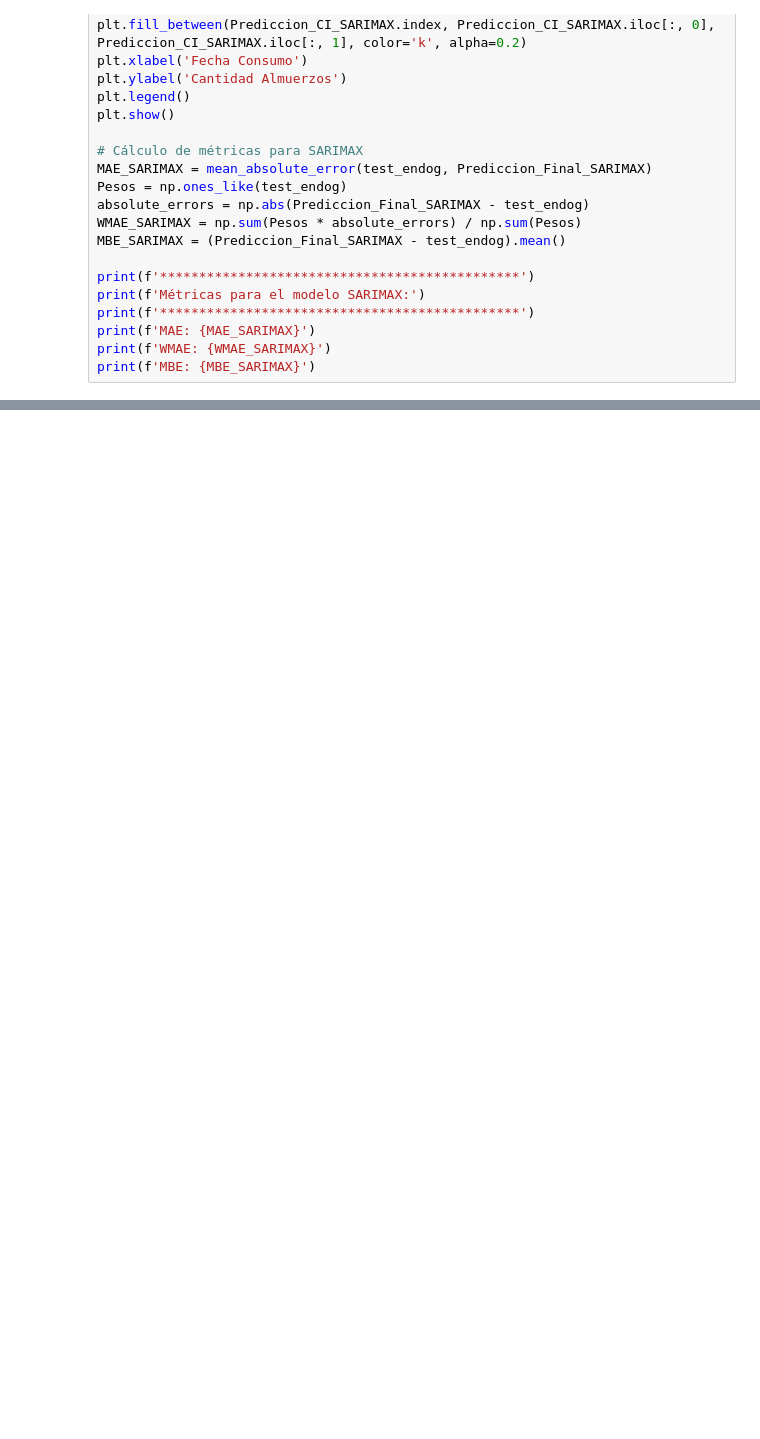
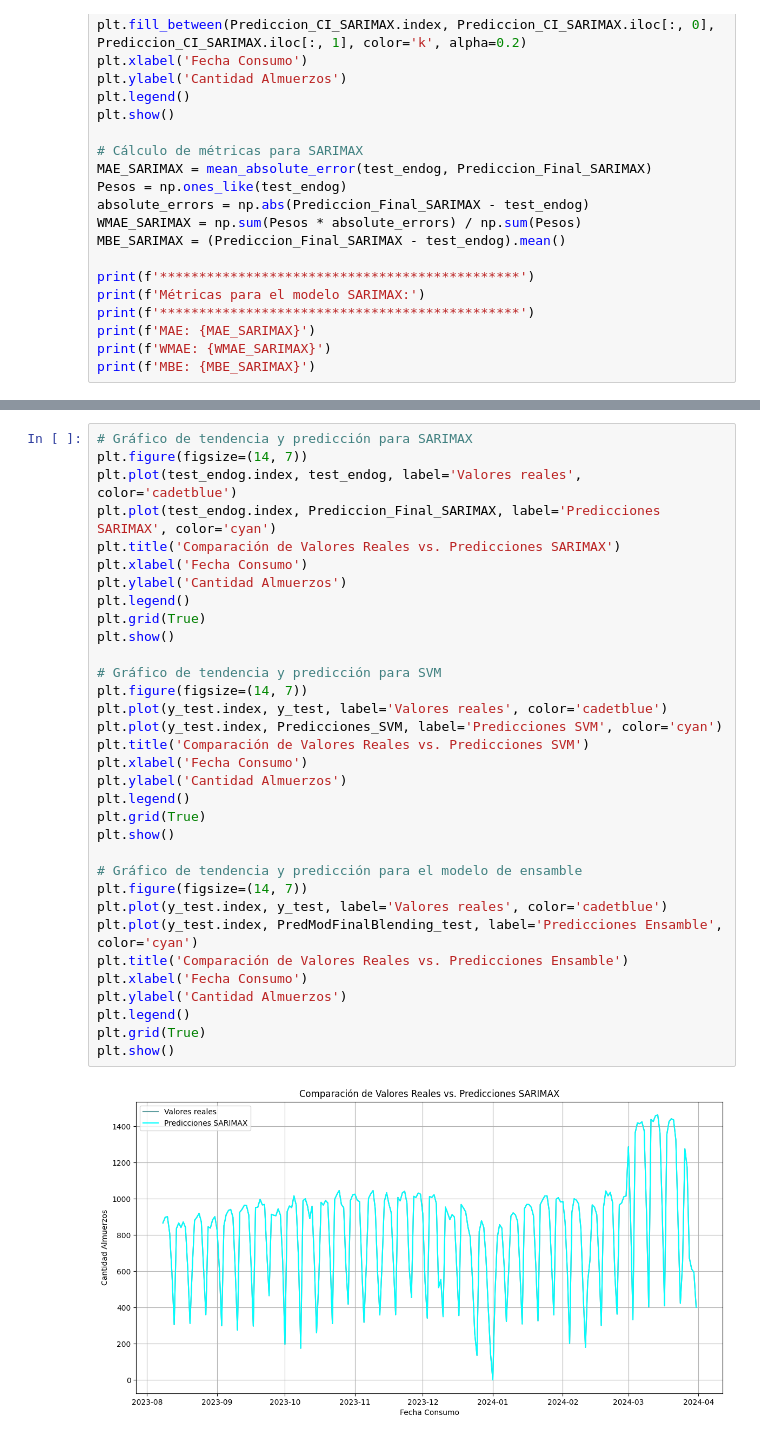
Before and after one commit to A01793509/Equipo_44, a Jupyter notebook: Avance5_44.ipynb, the cells around one changed output, grey strips where cells are left out. Drawn from its saved outputs; the diff is of its cells as text; blank space fills up the shorter version.

```diff
--- a/Avance5_44.ipynb
+++ b/Avance5_44.ipynb
@@ -1019,0 +1028,35 @@ El modelo SVM es la mejor opción para la predicción de la demanda de almuerzos
+# %%
+# Gráfico de tendencia y predicción para SARIMAX
+plt.figure(figsize=(14, 7))
+plt.plot(test_endog.index, test_endog, label='Valores reales', color='cadetblue')
+plt.plot(test_endog.index, Prediccion_Final_SARIMAX, label='Predicciones SARIMAX', color='cyan')
+plt.title('Comparación de Valores Reales vs. Predicciones SARIMAX')
+plt.xlabel('Fecha Consumo')
+plt.ylabel('Cantidad Almuerzos')
+plt.legend()
+plt.grid(True)
+plt.show()
+
+# Gráfico de tendencia y predicción para SVM
+plt.figure(figsize=(14, 7))
+plt.plot(y_test.index, y_test, label='Valores reales', color='cadetblue')
+plt.plot(y_test.index, Predicciones_SVM, label='Predicciones SVM', color='cyan')
+plt.title('Comparación de Valores Reales vs. Predicciones SVM')
+plt.xlabel('Fecha Consumo')
+plt.ylabel('Cantidad Almuerzos')
+plt.legend()
+plt.grid(True)
+plt.show()
+
+# Gráfico de tendencia y predicción para el modelo de ensamble
+plt.figure(figsize=(14, 7))
+plt.plot(y_test.index, y_test, label='Valores reales', color='cadetblue')
+plt.plot(y_test.index, PredModFinalBlending_test, label='Predicciones Ensamble', color='cyan')
+plt.title('Comparación de Valores Reales vs. Predicciones Ensamble')
+plt.xlabel('Fecha Consumo')
+plt.ylabel('Cantidad Almuerzos')
+plt.legend()
+plt.grid(True)
+plt.show()
+# %% [output]
+[figure, added]
```
Also changed, not shown: parts of 15 cells of this notebook.
